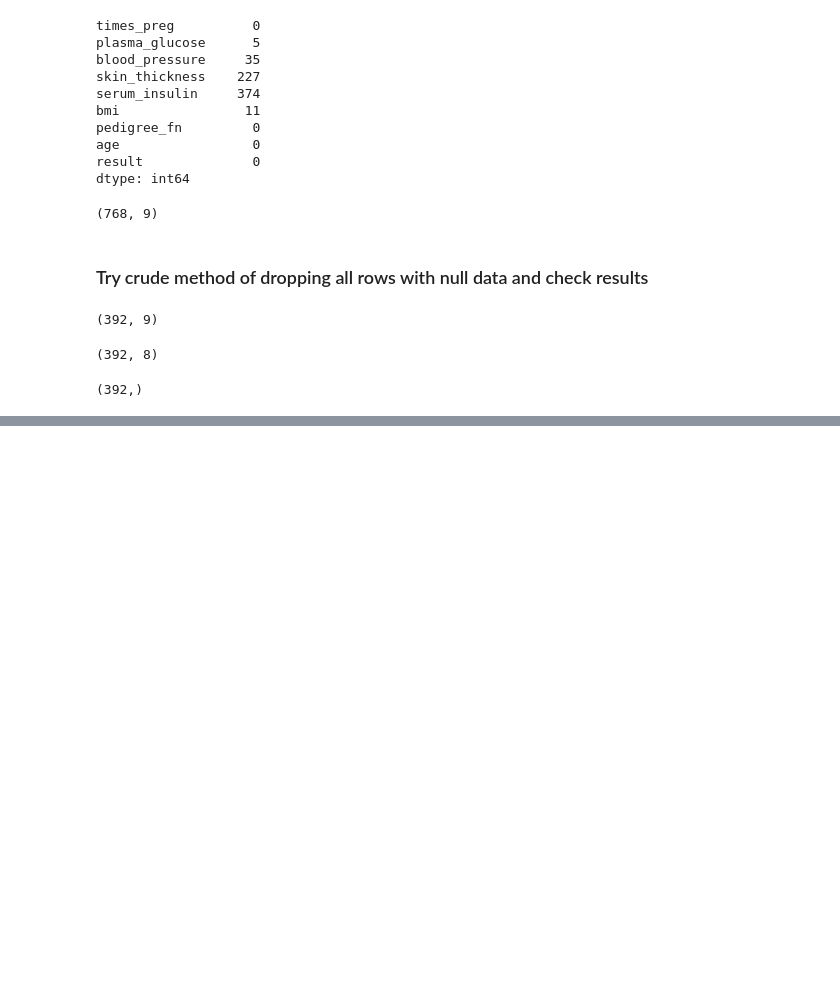
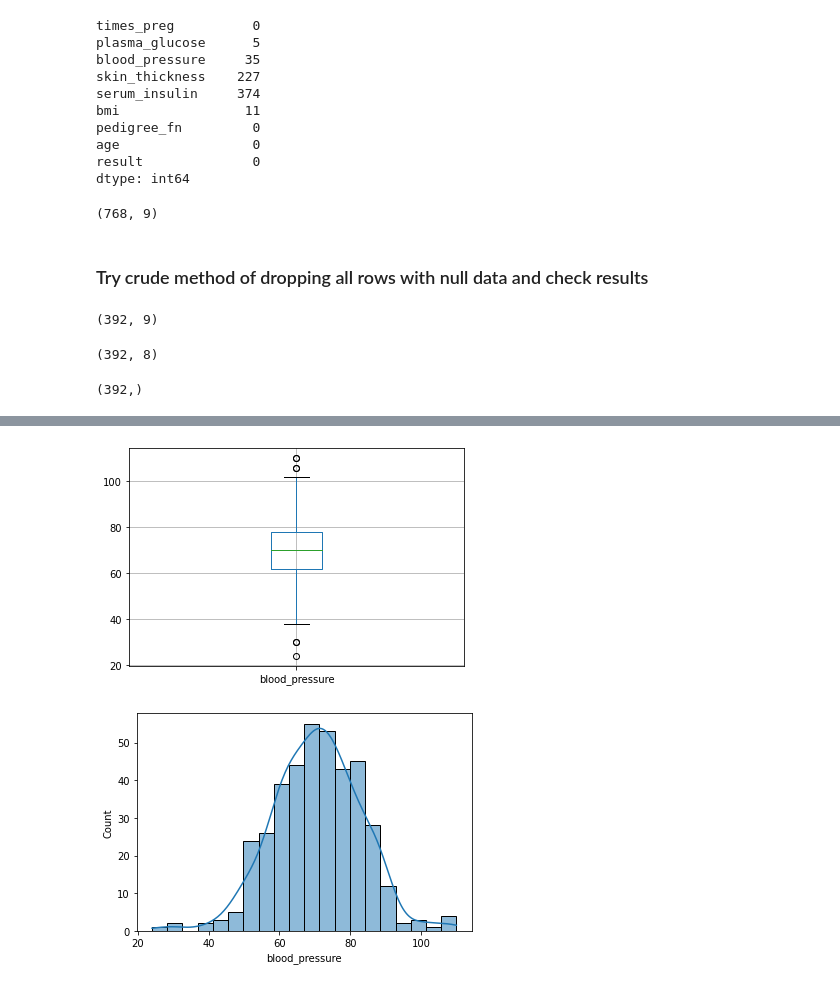
Before and after one commit to reallylongaddress/data-science-practice, a Jupyter notebook: diabetes_data/eda.ipynb, the cells around one changed output, grey strips where cells are left out. Drawn from its saved outputs; the diff is of its cells as text; code cells hidden in the pictures; blank space fills up the shorter version.

```diff
--- a/diabetes_data/eda.ipynb
+++ b/diabetes_data/eda.ipynb
@@ -179,0 +255,6 @@ drop_null_accuracy: 78.3%
+# %%
+plasma_glucose_scaler = StandardScaler()
+plasma_glucose_scaler.fit(standardize_df[['plasma_glucose']])
+
+standardize_df['plasma_glucose_standard_scaler'] = plasma_glucose_scaler.transform(standardize_df[['plasma_glucose']])
+standardize_df[['plasma_glucose_standard_scaler', 'plasma_glucose']]
@@ -179,0 +275,8 @@ drop_null_accuracy: 78.3%
+# %%
+standardize_df[['blood_pressure']].boxplot();
+plt.show()
+sns.histplot(standardize_df['blood_pressure'], kde=True);
+plt.show()
+# %% [output]
+[figure, added]
+[figure, added]
```
Also changed, not shown: parts of 45 cells of this notebook, 1 other file.
